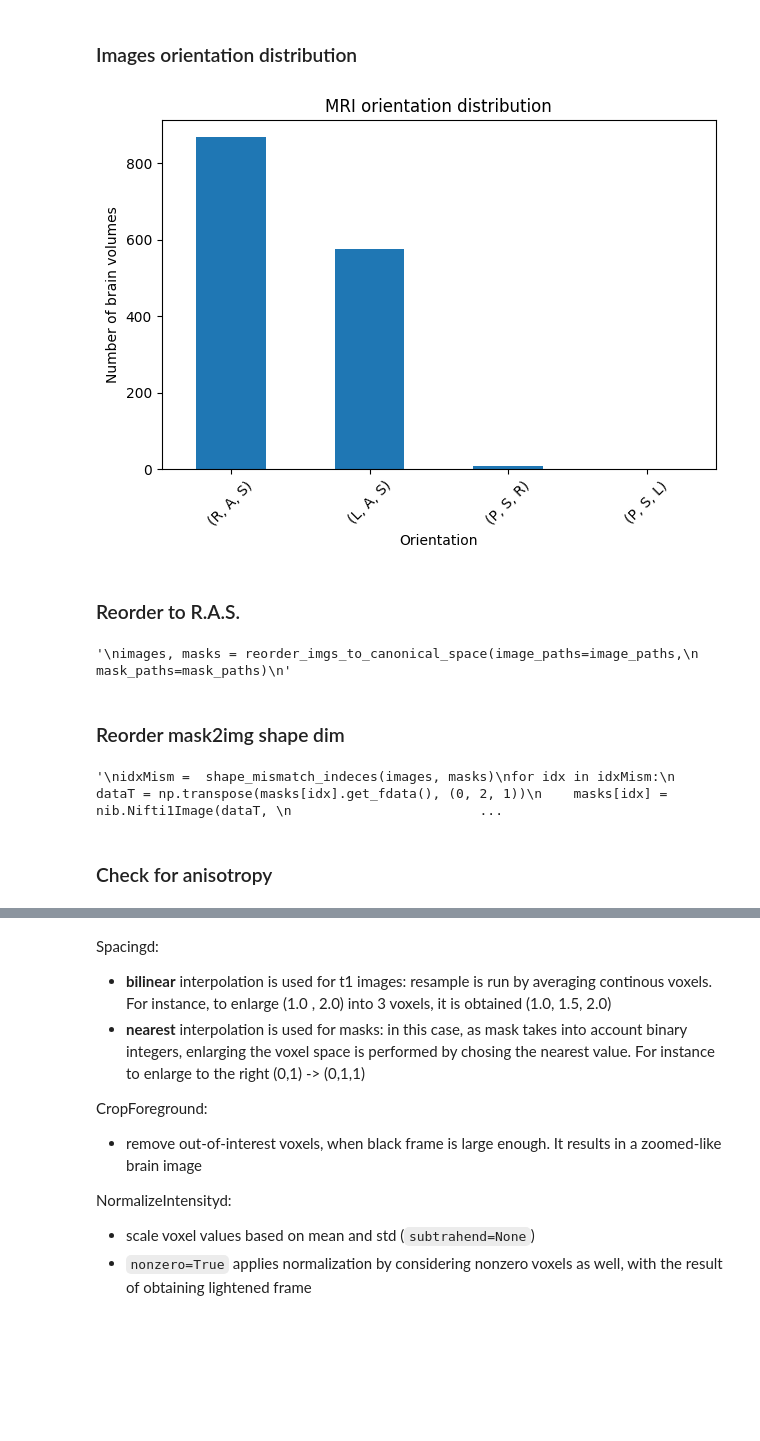
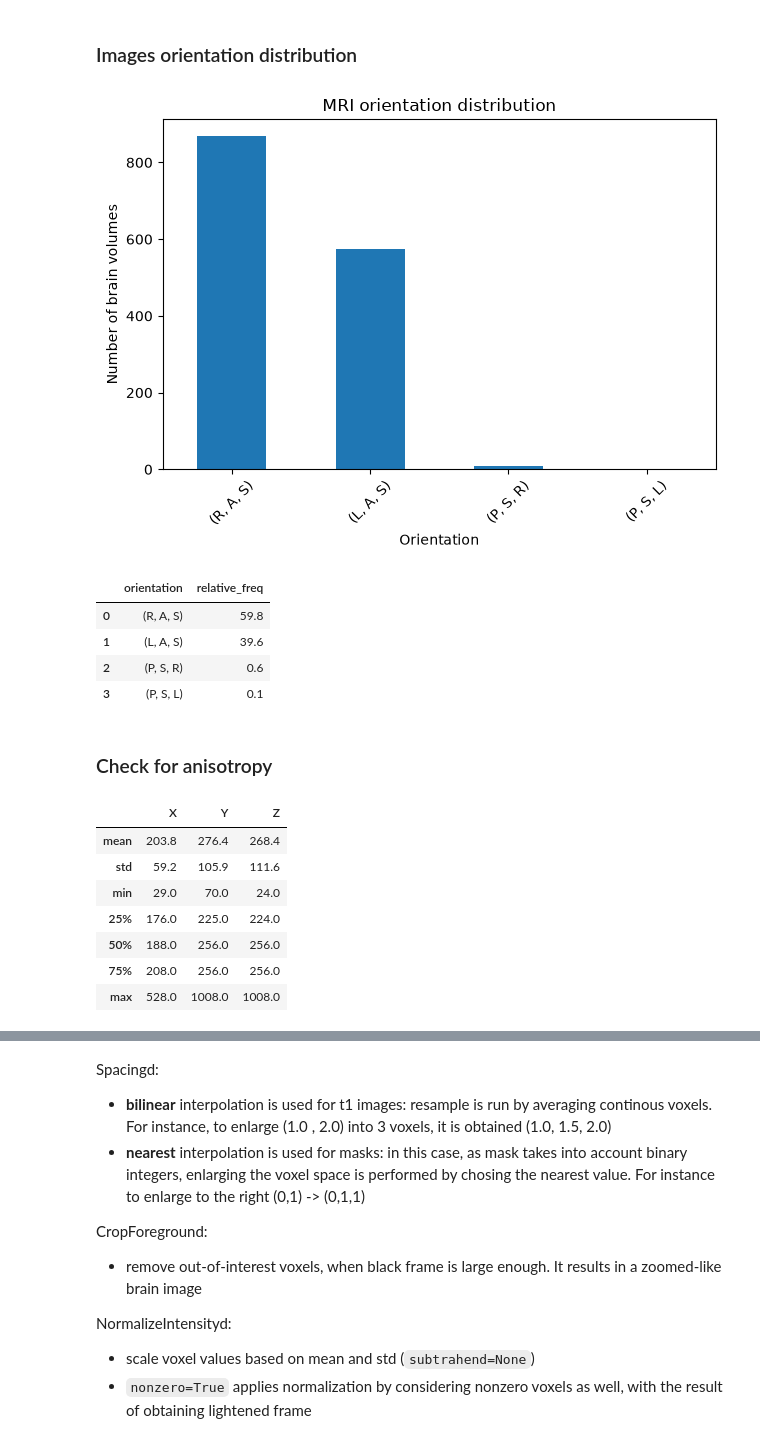
Before and after one commit to mkdib1/med_lab, a Jupyter notebook: notebook/pw.ipynb, the cells around one changed output, grey strips where cells are left out. Cells and saved outputs as stored; diff of their text form; code cells hidden in the pictures; blank space fills up the shorter version.

```diff
--- a/notebook/pw.ipynb
+++ b/notebook/pw.ipynb
@@ -85,18 +31,0 @@ def reorder_imgs_to_canonical_space(
-# %%
-def plot_orient_distr(image_paths: Sequence[str]):
-
-    affine_lst = []
-    for path in image_paths:
-        affine_lst.append(nib.aff2axcodes(nib.load(path).affine))
-
-    counts = Counter(affine_lst)
-    counts = pd.Series(affine_lst).value_counts()
-
-    counts.plot(kind='bar')
-
-    plt.xlabel("Orientation")
-    plt.ylabel("Number of brain volumes")
-    plt.title("MRI orientation distribution")
-    plt.xticks(rotation=45)
-    plt.tight_layout()
-    plt.show()
@@ -162,31 +44,36 @@ image_paths, mask_paths = t1_masks_path_extractor(data_dir=DATA_DIR)
 'image paths' and 'mask paths' lists properly created
 # %% [markdown]
 ### Images orientation distribution
-# %%
-plot_orient_distr(image_paths=image_paths)
-# %% [output]
-[figure, removed]
-# %% [markdown]
-### Reorder to R.A.S.
-# %%
-"""
-images, masks = reorder_imgs_to_canonical_space(image_paths=image_paths,
-                                                mask_paths=mask_paths)
-"""
-# %% [output]
-'\nimages, masks = reorder_imgs_to_canonical_space(image_paths=image_paths,\n                                                mask_paths=mask_paths)\n'
-# %% [markdown]
-### Reorder mask2img shape dim
-# %%
-"""
-idxMism =  shape_mismatch_indeces(images, masks)
-for idx in idxMism:
-    dataT = np.transpose(masks[idx].get_fdata(), (0, 2, 1))
-    masks[idx] = nib.Nifti1Image(dataT,
-                                 affine=masks[idx].affine,
-                                 header=masks[idx].header)
-"""
-# %% [output]
-'\nidxMism =  shape_mismatch_indeces(images, masks)\nfor idx in idxMism:\n    dataT = np.transpose(masks[idx].get_fdata(), (0, 2, 1))\n    masks[idx] = nib.Nifti1Image(dataT, \n                        ...
+# %%
+df_counts = plot_orient_distr(image_paths=image_paths)
+df_counts["relative_freq"] = round(df_counts["count"]/df_counts["count"].sum(),3)*100
+df_counts.drop(columns=['count'])
+# %% [output]
+[figure, added]
+|  | orientation | relative_freq |
+| 0 | (R, A, S) | 59.8 |
+| 1 | (L, A, S) | 39.6 |
+| 2 | (P, S, R) | 0.6 |
+| 3 | (P, S, L) | 0.1 |
 # %% [markdown]
 ### Check for anisotropy
+# %%
+shapes = np.array([
+    nib.load(p).header.get_data_shape()
+    for p in image_paths
+])
+
+df_shapes = pd.DataFrame(shapes, columns=["X", "Y", "Z"])
+dscr_shapes = df_shapes.describe().round(1)[1:]
+dscr_shapes.iloc[2:] = dscr_shapes.iloc[2:].astype(int)
+dscr_shapes
+# df_shapes.to_csv(r"C:\Users\mirko\med_lab\output\shapes.csv", sep=";", index=False, header=True)
+# %% [output]
+|  | X | Y | Z |
+| mean | 203.8 | 276.4 | 268.4 |
+| std | 59.2 | 105.9 | 111.6 |
+| min | 29.0 | 70.0 | 24.0 |
+| 25% | 176.0 | 225.0 | 224.0 |
+| 50% | 188.0 | 256.0 | 256.0 |
+| 75% | 208.0 | 256.0 | 256.0 |
+| max | 528.0 | 1008.0 | 1008.0 |
```
Also changed, not shown: parts of 49 cells of this notebook, 22 other files.
